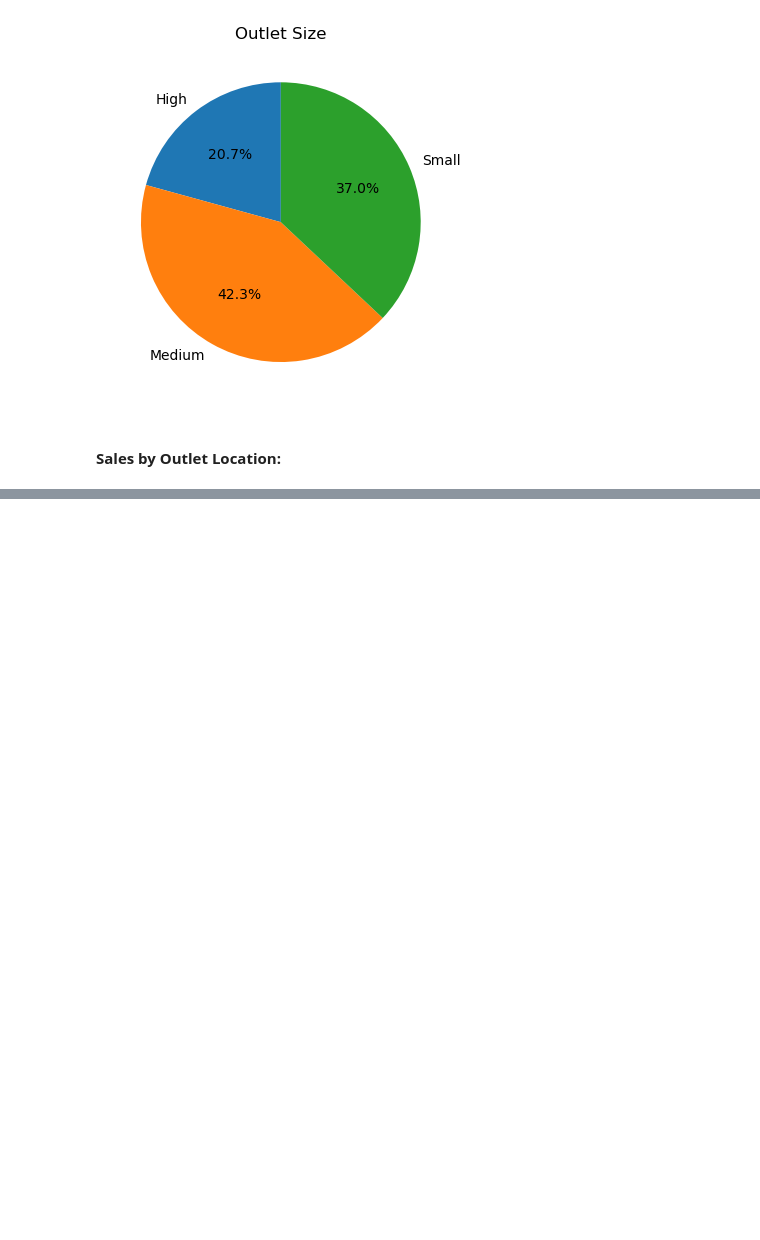
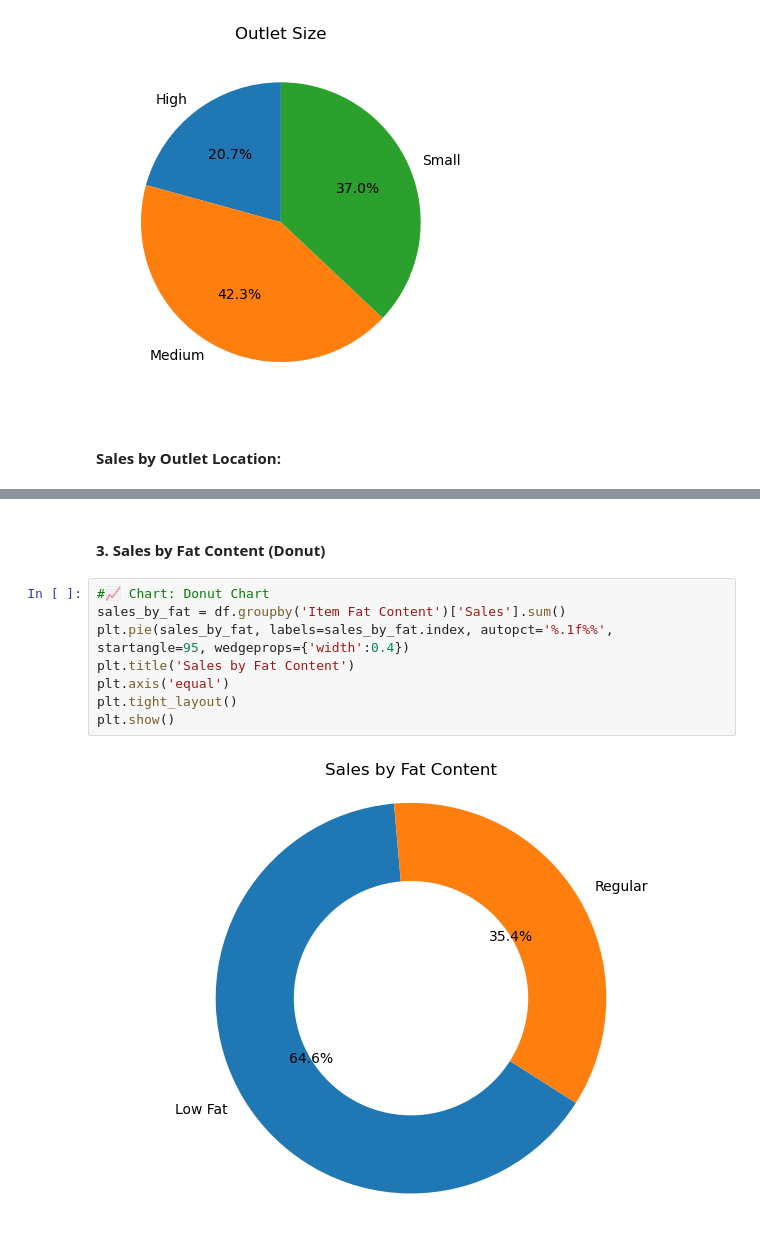
Before and after one commit to Syed-Moinuddin2025/SQL-Python-Learning-Journey, a Jupyter notebook: 3_Python_Project_Blinkit/Blinkit Analysis Python.ipynb, the cells around one changed output, grey strips where cells are left out. Saved outputs shown, nothing was run; the diff lists cells and outputs as text; blank space fills up the shorter version.

```diff
--- a/3_Python_Project_Blinkit/Blinkit Analysis Python.ipynb
+++ b/3_Python_Project_Blinkit/Blinkit Analysis Python.ipynb
@@ -288,0 +317,12 @@ plt.show()
+# %% [markdown]
+#### **3. Sales by Fat Content (Donut)**
+# %%
+#📈 Chart: Donut Chart
+sales_by_fat = df.groupby('Item Fat Content')['Sales'].sum()
+plt.pie(sales_by_fat, labels=sales_by_fat.index, autopct='%.1f%%', startangle=95, wedgeprops={'width':0.4})
+plt.title('Sales by Fat Content')
+plt.axis('equal')
+plt.tight_layout()
+plt.show()
+# %% [output]
+[figure, added]
```
Also changed, not shown: parts of 21 cells of this notebook, 1 other file.
